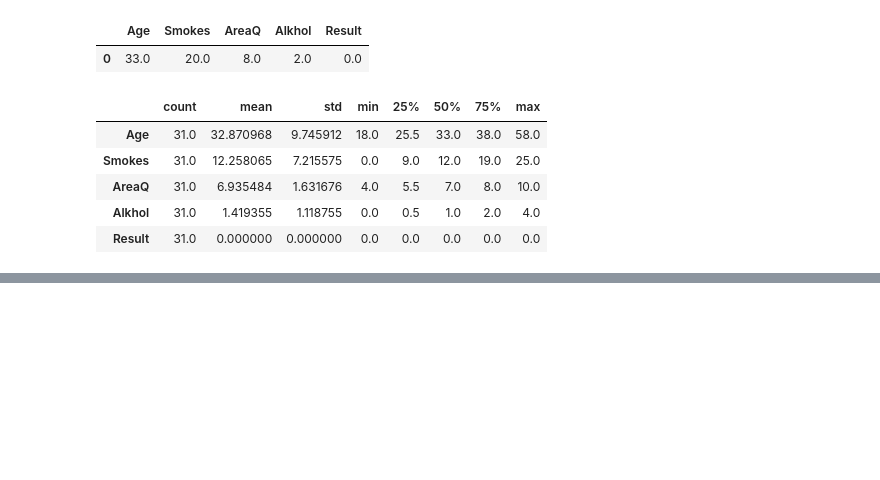
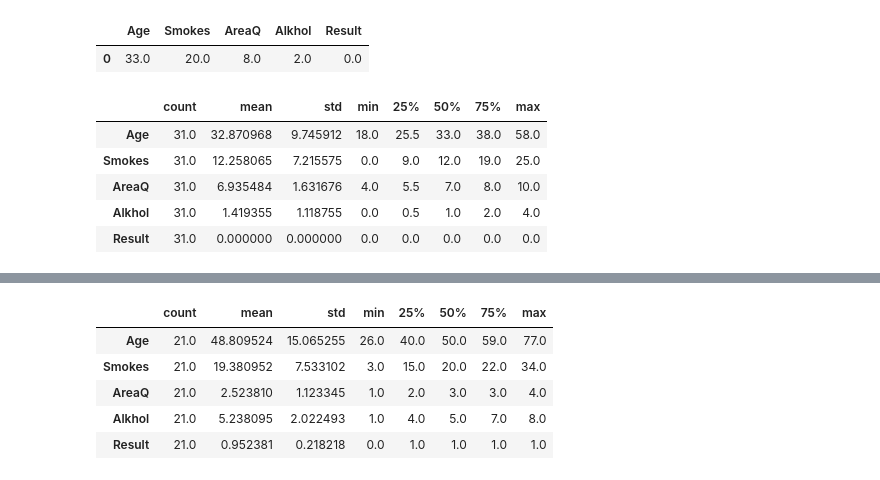
Before and after one commit to kjedrzejczak/lung_cancer_dataset, a Jupyter notebook: lung_cancer_dataset.ipynb, the cells around one changed output, grey strips where cells are left out. Saved outputs shown, nothing was run; the diff lists cells and outputs as text; code cells hidden in the pictures; blank space fills up the shorter version.

```diff
--- a/lung_cancer_dataset.ipynb
+++ b/lung_cancer_dataset.ipynb
@@ -132,0 +172,9 @@ no_cancer.describe().T
+# %%
+zero_to_four.describe().T
+# %% [output]
+|  | count | mean | std | min | 25% | 50% | 75% | max |
+| Age | 21.0 | 48.809524 | 15.065255 | 26.0 | 40.0 | 50.0 | 59.0 | 77.0 |
+| Smokes | 21.0 | 19.380952 | 7.533102 | 3.0 | 15.0 | 20.0 | 22.0 | 34.0 |
+| AreaQ | 21.0 | 2.523810 | 1.123345 | 1.0 | 2.0 | 3.0 | 3.0 | 4.0 |
+| Alkhol | 21.0 | 5.238095 | 2.022493 | 1.0 | 4.0 | 5.0 | 7.0 | 8.0 |
+| Result | 21.0 | 0.952381 | 0.218218 | 0.0 | 1.0 | 1.0 | 1.0 | 1.0 |
```
Also changed, not shown: parts of 11 cells of this notebook, 1 other file.
